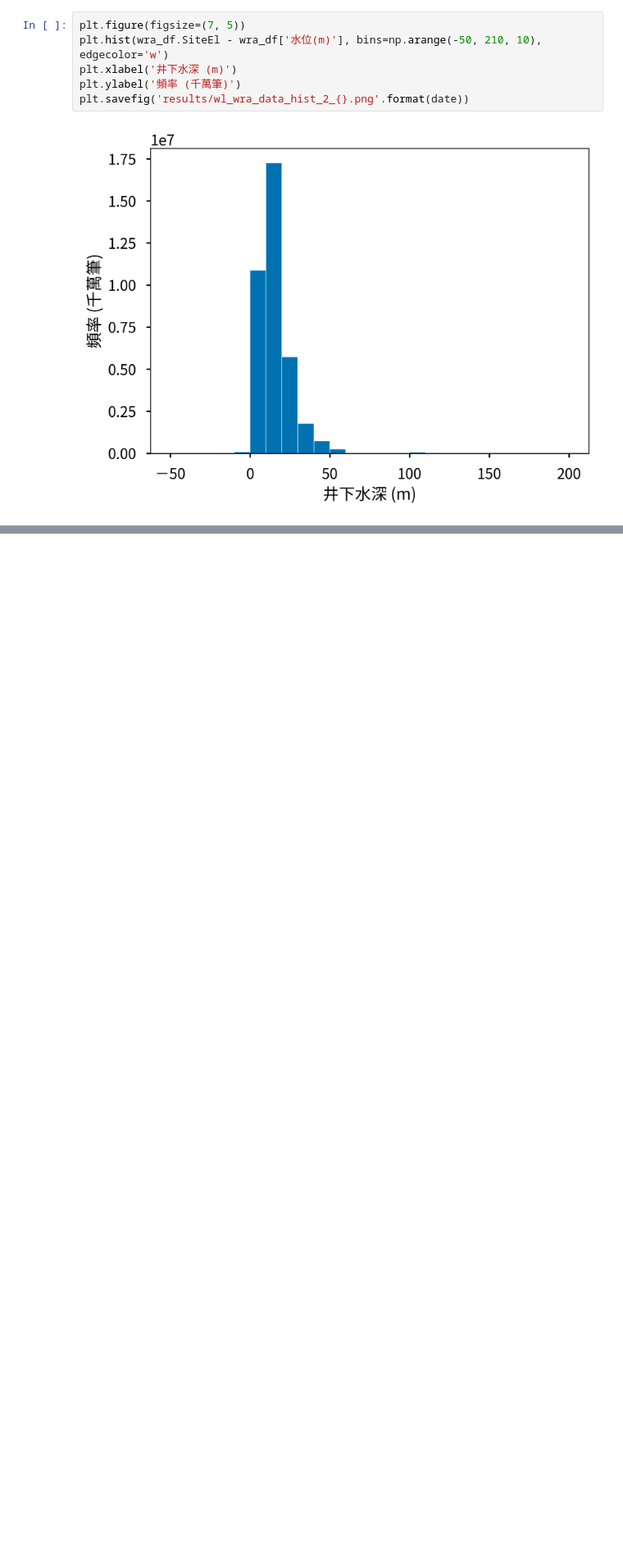
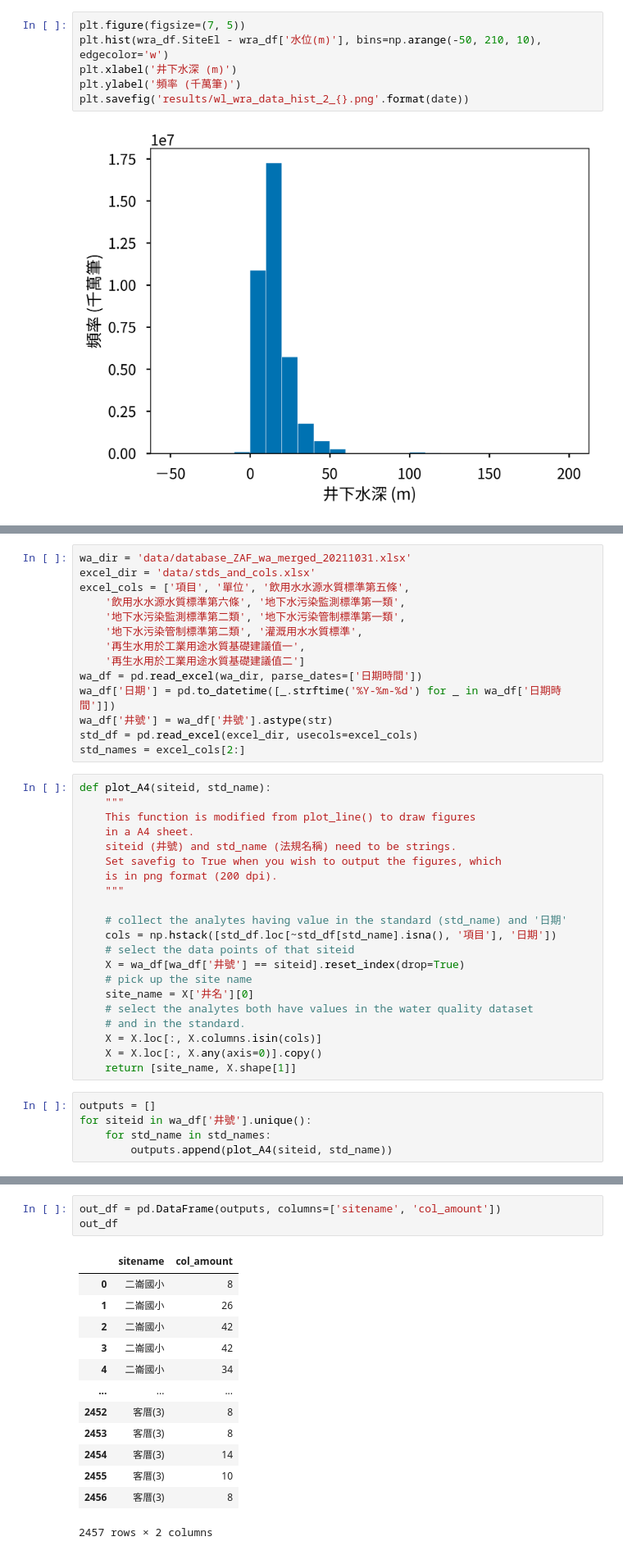
Before and after one commit to dispink/GW_NCDR, a Jupyter notebook: prepare_for_report.ipynb, the cells around one changed output, grey strips where cells are left out. Shown at 82% size. Cells and saved outputs as stored; diff of their text form; blank space fills up the shorter version.

Commit message:
Help develop batch plotting in visualization
ALso the plot style excludes seaborn-talk to make the figures fit to the
report better.
	modified:   prepare_for_report.ipynb

```diff
--- a/prepare_for_report.ipynb
+++ b/prepare_for_report.ipynb
@@ -269,0 +273,40 @@ plt.savefig('results/wl_wra_data_hist_2_{}.png'.format(date))
+# %%
+wa_dir = 'data/database_ZAF_wa_merged_20211031.xlsx'
+excel_dir = 'data/stds_and_cols.xlsx'
+excel_cols = ['項目', '單位', '飲用水水源水質標準第五條',
+    '飲用水水源水質標準第六條', '地下水污染監測標準第一類',
+    '地下水污染監測標準第二類', '地下水污染管制標準第一類',
+    '地下水污染管制標準第二類', '灌溉用水水質標準',
+    '再生水用於工業用途水質基礎建議值一',
+    '再生水用於工業用途水質基礎建議值二']
+wa_df = pd.read_excel(wa_dir, parse_dates=['日期時間'])
+wa_df['日期'] = pd.to_datetime([_.strftime('%Y-%m-%d') for _ in wa_df['日期時間']])
+wa_df['井號'] = wa_df['井號'].astype(str)
+std_df = pd.read_excel(excel_dir, usecols=excel_cols)
+std_names = excel_cols[2:]
+# %%
+def plot_A4(siteid, std_name):
+    """
+    This function is modified from plot_line() to draw figures
+    in a A4 sheet.
+    siteid (井號) and std_name (法規名稱) need to be strings.
+    Set savefig to True when you wish to output the figures, which
+    is in png format (200 dpi).
+    """
+
+    # collect the analytes having value in the standard (std_name) and '日期'
+    cols = np.hstack([std_df.loc[~std_df[std_name].isna(), '項目'], '日期'])
+    # select the data points of that siteid
+    X = wa_df[wa_df['井號'] == siteid].reset_index(drop=True)
+    # pick up the site name
+    site_name = X['井名'][0]
+    # select the analytes both have values in the water quality dataset
+    # and in the standard.
+    X = X.loc[:, X.columns.isin(cols)]
+    X = X.loc[:, X.any(axis=0)].copy()
+    return [site_name, X.shape[1]]
+# %%
+outputs = []
+for siteid in wa_df['井號'].unique():
+    for std_name in std_names:
+        outputs.append(plot_A4(siteid, std_name))
@@ -269,0 +333,17 @@ plt.savefig('results/wl_wra_data_hist_2_{}.png'.format(date))
+# %%
+out_df = pd.DataFrame(outputs, columns=['sitename', 'col_amount'])
+out_df
+# %% [output]
+|  | sitename | col_amount |
+| 0 | 二崙國小 | 8 |
+| 1 | 二崙國小 | 26 |
+| 2 | 二崙國小 | 42 |
+| 3 | 二崙國小 | 42 |
+| 4 | 二崙國小 | 34 |
+| ... | ... | ... |
+| 2452 | 客厝(3) | 8 |
+| 2453 | 客厝(3) | 8 |
+| 2454 | 客厝(3) | 14 |
+| 2455 | 客厝(3) | 10 |
+| 2456 | 客厝(3) | 8 |
+2457 rows × 2 columns
```
Also changed, not shown: parts of 6 cells of this notebook.
